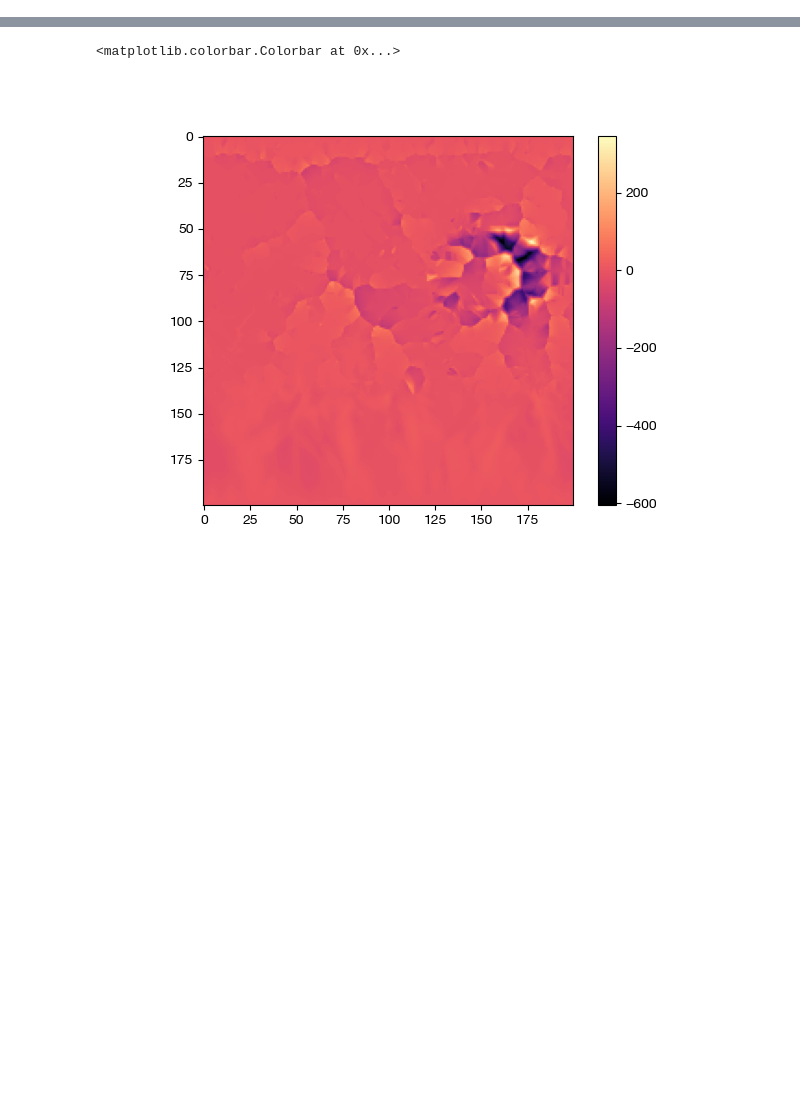
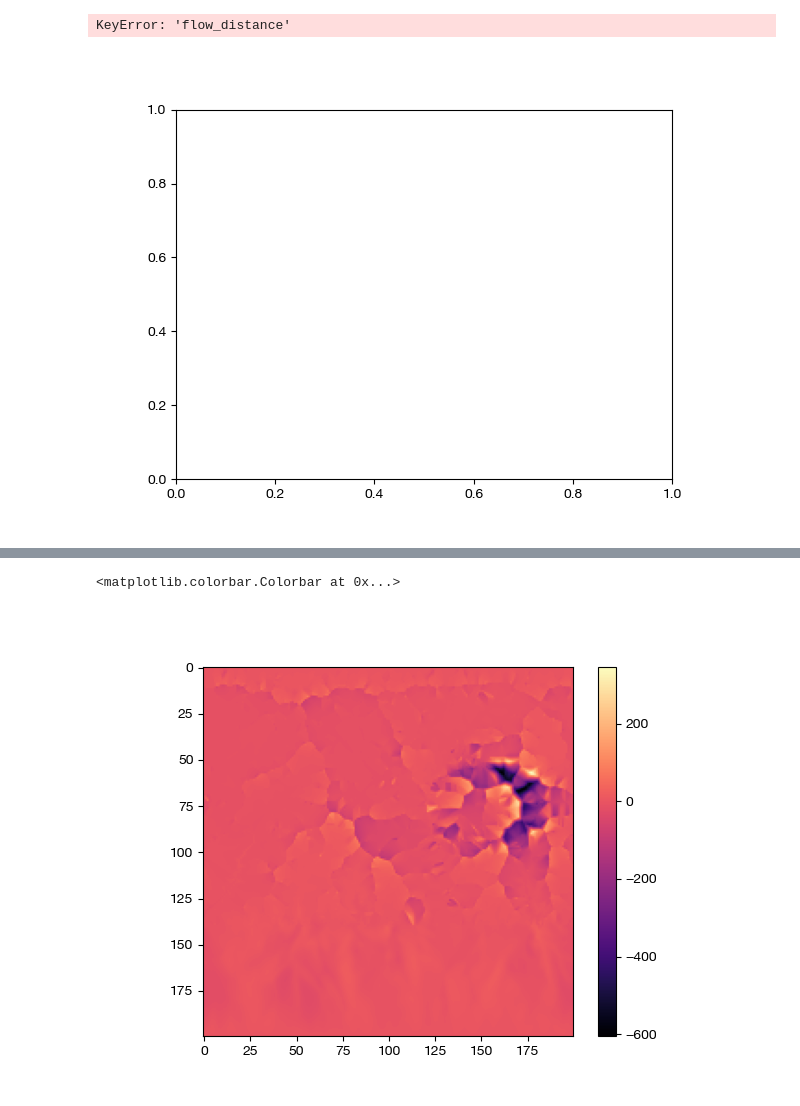
Before and after one commit to bgailleton/CHONK, a Jupyter notebook: paper_example/true_paper_example/section_tooleffect_PP.ipynb, the cells around one changed output, grey strips where cells are left out. Drawn from its saved outputs; the diff is of its cells as text; code cells hidden in the pictures; blank space fills up the shorter version.

```diff
--- a/paper_example/true_paper_example/section_tooleffect_PP.ipynb
+++ b/paper_example/true_paper_example/section_tooleffect_PP.ipynb
@@ -102,3 +173,52 @@ cb = ax.scatter(oriv["X"], oriv["Y"], c = "b", lw =0, s = 4)
+# %%
+tYk = "flow_distance"
+geol = np.load("geological_map.npy")
+# oriv["geol"] = geol[dfo["row"].values,dfo["col"].values]
+with open('oriv.pickle', 'rb') as handle:
+    oriv = pickle.load(handle)
+with open('note.pickle', 'rb') as handle:
+    note = pickle.load(handle)
+with open('te.pickle', 'rb') as handle:
+    te = pickle.load(handle)
+
+
+#NEED TO START HERE
+
+fig,ax = plt.subplots()
+Xso = stats.binned_statistic(oriv[tYk].values, oriv[tYk].values, 'median', bins=50).statistic
+Zso = stats.binned_statistic(oriv[tYk].values, oriv.Z.values, 'min', bins=50).statistic
+geolso = stats.binned_statistic(oriv[tYk].values, oriv.geol.values, lambda x: x[x == 1].shape[0]/x.shape[0], bins=50).statistic
+Xste = stats.binned_statistic(te[tYk].values, te[tYk].values, 'median', bins=50).statistic
+Zste = stats.binned_statistic(te[tYk].values, te.Z.values, 'min', bins=50).statistic
+Xsnote = stats.binned_statistic(note[tYk].values, note[tYk].values, 'median', bins=50).statistic
+Zsnote = stats.binned_statistic(note[tYk].values, note.Z.values, 'min', bins=50).statistic
+Zsomax = stats.binned_statistic(oriv[tYk].values, oriv.Z.values, 'median', bins=50).statistic
+Zstemax = stats.binned_statistic(te[tYk].values, te.Z.values, 'median', bins=50).statistic
+Zsnotemax = stats.binned_statistic(note[tYk].values, note.Z.values, 'median', bins=50).statistic
+
+# Xso = Xso/Xso.max()
+# Xste = Xste/Xste.max()
+# Xsnote = Xsnote/Xsnote.max()
+
+ax.plot(Xso,Zso, c = "gray", lw = 2, label = "t = 0 Myrs")
+# ax.plot(Xso,Zsomax, c = "gray", lw = 1, ls = '--')
+ax.plot(Xste,Zste, c = "r", lw = 2, label = "Tool effect on")
+# ax.plot(Xso,Zstemax, c = "r", lw = 1, ls = '--')
+ax.plot(Xsnote,Zsnote, c = "g", lw = 2, label = "Tool effect off")
+# ax.plot(Xso,Zsnotemax, c = "g", lw = 1, ls = '--')
+ax.set_ylabel("Elevation (m)")
+ax.set_xlabel("Normalised distance from outlet")
+ax.legend()
+xticks = ax.get_xticks()[1:-1] #< notice the slicing
+yticks = ax.get_yticks()[1:-1] #< notice the slicing
+xgrid, ygrid = np.meshgrid(xticks, yticks)
+ax.scatter(xgrid,ygrid, marker= "+",c = 'k', s = 20, lw = 1 , alpha = 0.4, zorder = 5)
+
+# ax2 = ax.twinx()
+# ax2.plot(Xso[geolso>0],geolso[geolso>0])
+# %% [output]
+KeyError: 'flow_distance'
+[figure, added]
 # %%
 from ipyfastscape import TopoViz3d
 
```
Also changed, not shown: parts of 7 cells of this notebook, 3 other files.
